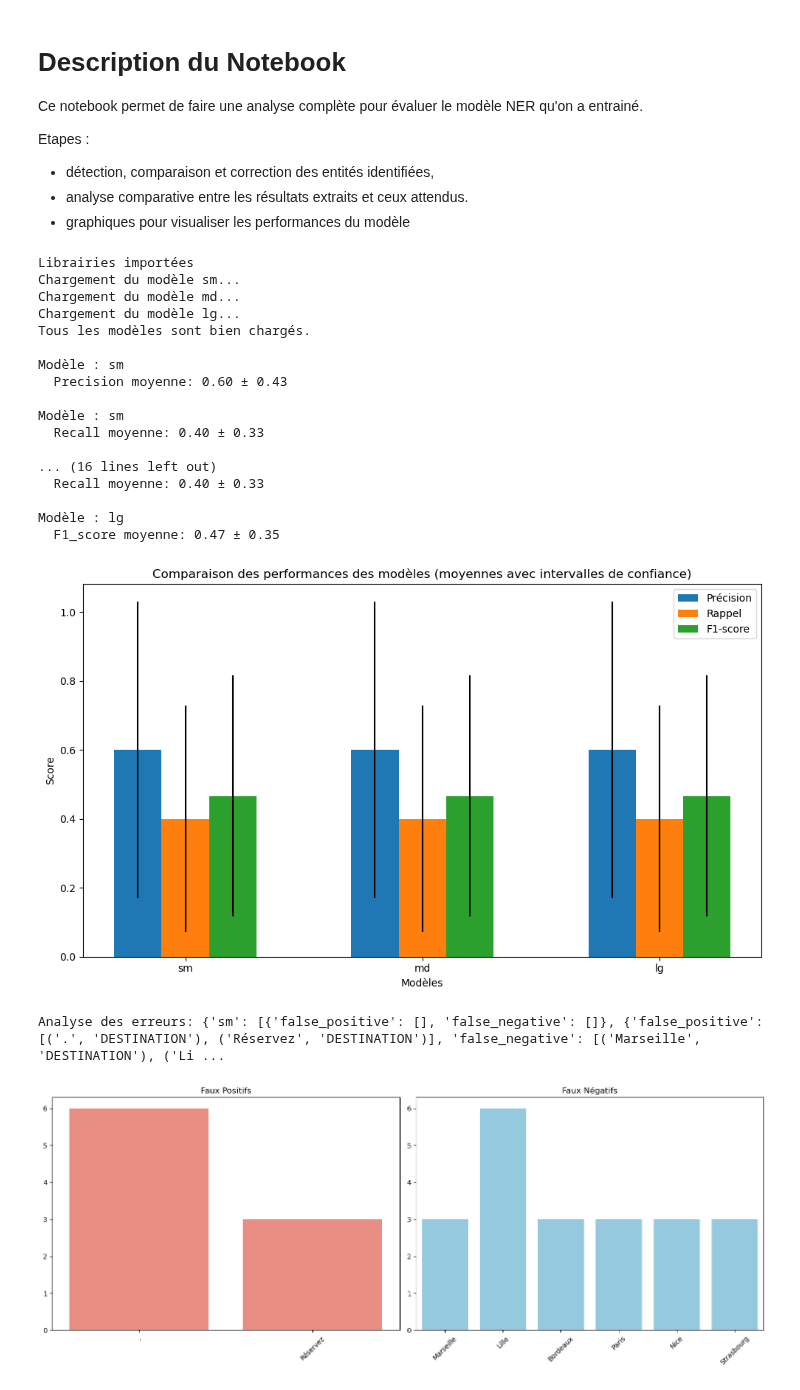
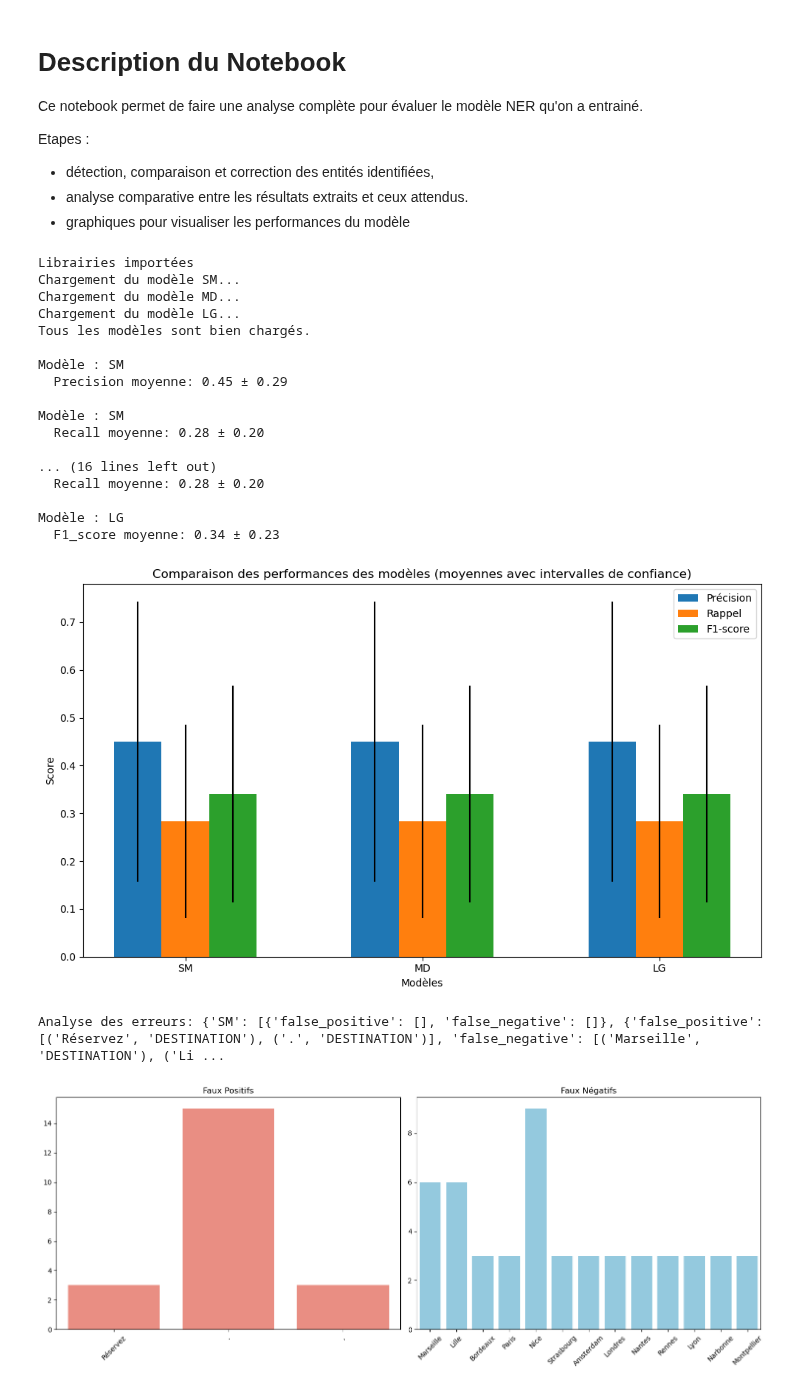
Before and after one commit to JeanBaptiste02/Travel-Order-Resolver, a Jupyter notebook: src/nlp/notebooks/evaluation/model_performance_evaluation.ipynb, the cells around one changed output. Drawn from its saved outputs; the diff is of its cells as text; code cells hidden in the pictures.

```diff
--- a/src/nlp/notebooks/evaluation/model_performance_evaluation.ipynb
+++ b/src/nlp/notebooks/evaluation/model_performance_evaluation.ipynb
@@ -24,10 +24,15 @@ import seaborn as sns
 print("Librairies importées")
 
 # Chargement des modèles entraînés dans `model_training.ipynb`
+sm_model = spacy.load("../../models/saved_models/sm/model-best")
+md_model = spacy.load("../../models/saved_models/md/model-best")
+lg_model = spacy.load("../../models/saved_models/lg/model-best")
+
+# Dictionnaire des modèles pour itération
 models = {
-    "sm": "../../models/saved_models/sm/model-best",
-    "md": "../../models/saved_models/md/model-best",
-    "lg": "../../models/saved_models/lg/model-best"
+    'SM': "../../models/saved_models/sm/model-best",
+    'MD': "../../models/saved_models/md/model-best",
+    'LG': "../../models/saved_models/lg/model-best"
 }
 
 nlp_models = {}
@@ -40,22 +45,32 @@ print("Tous les modèles sont bien chargés.")
 def extract_entities(doc):
     return [(ent.text, ent.label_) for ent in doc.ents]
 
-# Jeu de données de test pour évaluation élargie
+# Jeu de données de test renforcé
 test_texts = [
     "Je veux aller de Paris à Lyon demain.",
     "Réservez-moi un billet de train de Lille à Marseille.",
     "Je pars de Bordeaux et j'arrive à Toulouse en soirée.",
     "Voyage de Strasbourg à Nice avec une escale à Paris.",
-    "Quel est le meilleur trajet pour aller de Grenoble à Lille ?"
+    "Quel est le meilleur trajet pour aller de Grenoble à Lille ?",
+    "Nous avons un vol de Nice à Londres, avec une correspondance à Amsterdam.",
+    "Est-ce que je peux prendre un train de Nantes à Rennes sans changement ?",
+    "Je prévois un déplacement professionnel de Lyon à Berlin la semaine prochaine.",
+    "Il y a un bus qui part de Marseille à destination de Nice à 14h.",
+    "J'aimerais savoir si je peux aller de Toulouse à Montpellier via Narbonne."
 ]
 
-# Annotations de référence pour les textes (prévoyez d'élargir ces annotations)
+# Annotations de référence pour les textes (ajout d'exemples variés)
 ground_truths = [
     [('Paris', 'DEPARTURE'), ('Lyon', 'DESTINATION')],
     [('Lille', 'DEPARTURE'), ('Marseille', 'DESTINATION')],
     [('Bordeaux', 'DEPARTURE'), ('Toulouse', 'DESTINATION')],
     [('Strasbourg', 'DEPARTURE'), ('Nice', 'DESTINATION'), ('Paris', 'STOP')],
-    [('Grenoble', 'DEPARTURE'), ('Lille', 'DESTINATION')]
+    [('Grenoble', 'DEPARTURE'), ('Lille', 'DESTINATION')],
+    [('Nice', 'DEPARTURE'), ('Londres', 'DESTINATION'), ('Amsterdam', 'STOP')],
+    [('Nantes', 'DEPARTURE'), ('Rennes', 'DESTINATION')],
+    [('Lyon', 'DEPARTURE'), ('Berlin', 'DESTINATION')],
+    [('Marseille', 'DEPARTURE'), ('Nice', 'DESTINATION')],
+    [('Toulouse', 'DEPARTURE'), ('Montpellier', 'DESTINATION'), ('Narbonne', 'STOP')]
 ]
 
 # Fonction pour évaluer chaque modèle sur un ensemble de textes de test
@@ -153,43 +168,43 @@ print("Analyse des erreurs:", errors)
 # Visualisation des erreurs courantes
 def plot_errors(errors):
     error_counts = {'false_positive': Counter(), 'false_negative': Counter()}
     for model_key in errors:
         for error in errors[model_key]:
             error_counts['false_positive'].update([ent for ent, _ in error['false_positive']])
             error_counts['false_negative'].update([ent for ent, _ in error['false_negative']])
 
     # Graphique des erreurs fausses positives et fausses négatives
     fig, ax = plt.subplots(1, 2, figsize=(15, 6))
     sns.barplot(x=list(error_counts['false_positive'].keys()), y=list(error_counts['false_positive'].values()), ax=ax[0], color="salmon")
     ax[0].set_title("Faux Positifs")
     ax[0].set_xticklabels(ax[0].get_xticklabels(), rotation=45)
 
     sns.barplot(x=list(error_counts['false_negative'].keys()), y=list(error_counts['false_negative'].values()), ax=ax[1], color="skyblue")
     ax[1].set_title("Faux Négatifs")
     ax[1].set_xticklabels(ax[1].get_xticklabels(), rotation=45)
 
     plt.tight_layout()
     plt.show()
 
 plot_errors(errors)
 # %% [output]
 Librairies importées
-Chargement du modèle sm...
-Chargement du modèle md...
-Chargement du modèle lg...
+Chargement du modèle SM...
+Chargement du modèle MD...
+Chargement du modèle LG...
 Tous les modèles sont bien chargés.
 
-Modèle : sm
-  Precision moyenne: 0.60 ± 0.43
+Modèle : SM
+  Precision moyenne: 0.45 ± 0.29
 
-Modèle : sm
-  Recall moyenne: 0.40 ± 0.33
+Modèle : SM
+  Recall moyenne: 0.28 ± 0.20
 
 ... (16 lines left out)
-  Recall moyenne: 0.40 ± 0.33
+  Recall moyenne: 0.28 ± 0.20
 
-Modèle : lg
-  F1_score moyenne: 0.47 ± 0.35
+Modèle : LG
+  F1_score moyenne: 0.34 ± 0.23
-[figure, old version]
+[figure, new version]
-Analyse des erreurs: {'sm': [{'false_positive': [], 'false_negative': []}, {'false_positive': [('.', 'DESTINATION'), ('Réservez', 'DESTINATION')], 'false_negative': [('Marseille', 'DESTINATION'), ('Li ...
+Analyse des erreurs: {'SM': [{'false_positive': [], 'false_negative': []}, {'false_positive': [('Réservez', 'DESTINATION'), ('.', 'DESTINATION')], 'false_negative': [('Marseille', 'DESTINATION'), ('Li ...
-[figure, old version]
+[figure, new version]
```
